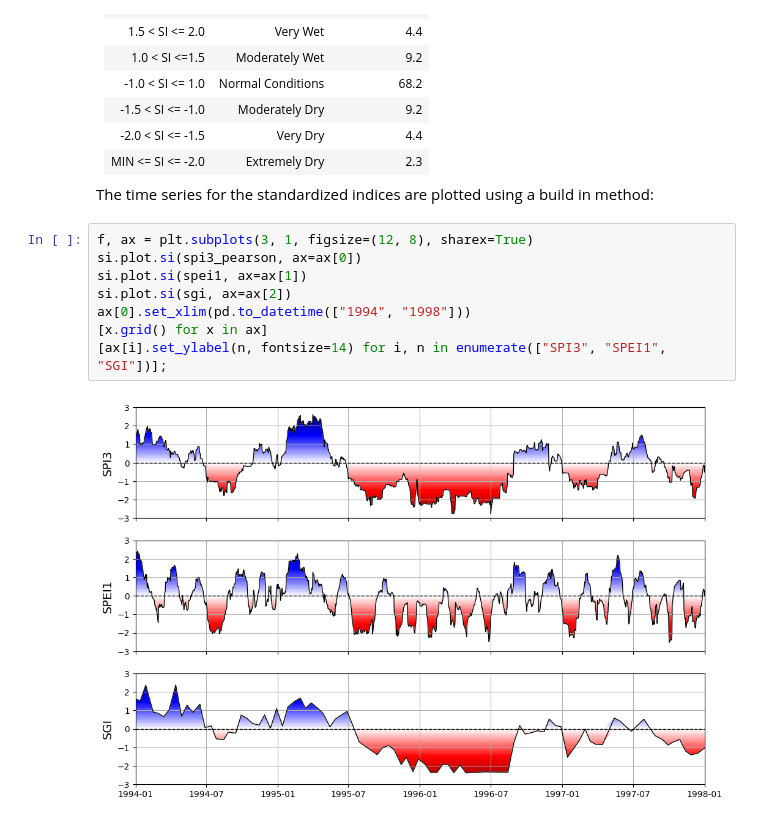
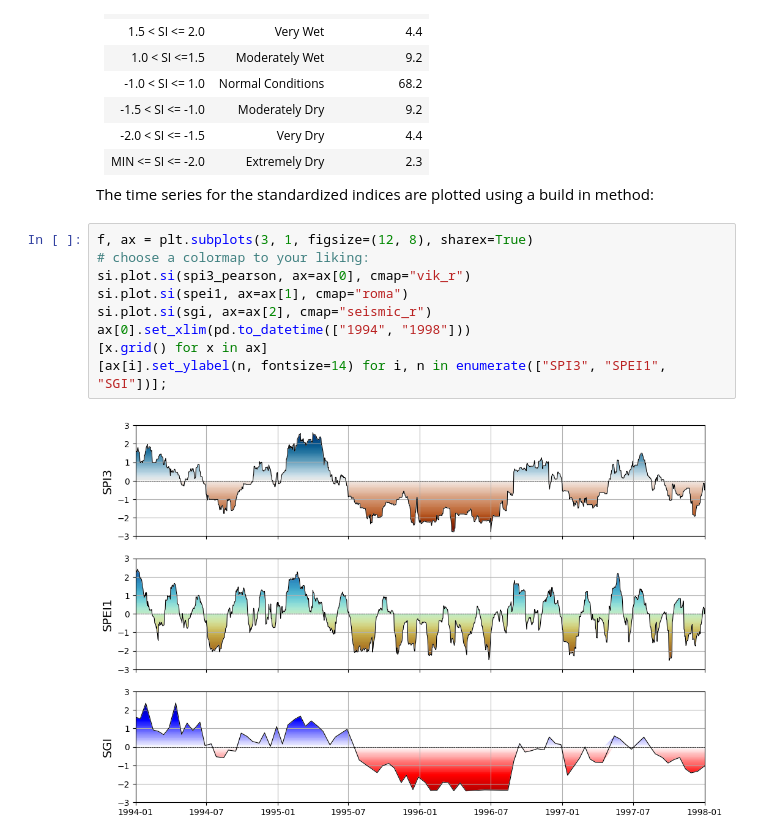
Before and after one commit to martinvonk/SPEI, a Jupyter notebook: doc/examples/example01_indices.ipynb, the cells around one changed output. Saved outputs shown, nothing was run; the diff lists cells and outputs as text.

Commit message:
add some more cmrameri colormaps

```diff
--- a/doc/examples/example01_indices.ipynb
+++ b/doc/examples/example01_indices.ipynb
@@ -175,11 +175,12 @@ The indices should be interpreted as such:
 The time series for the standardized indices are plotted using a build in method:
 # %%
 f, ax = plt.subplots(3, 1, figsize=(12, 8), sharex=True)
-si.plot.si(spi3_pearson, ax=ax[0])
-si.plot.si(spei1, ax=ax[1])
-si.plot.si(sgi, ax=ax[2])
+# choose a colormap to your liking:
+si.plot.si(spi3_pearson, ax=ax[0], cmap="vik_r")
+si.plot.si(spei1, ax=ax[1], cmap="roma")
+si.plot.si(sgi, ax=ax[2], cmap="seismic_r")
 ax[0].set_xlim(pd.to_datetime(["1994", "1998"]))
 [x.grid() for x in ax]
 [ax[i].set_ylabel(n, fontsize=14) for i, n in enumerate(["SPI3", "SPEI1", "SGI"])];
 # %% [output]
-[figure, old version]
+[figure, new version]
```
Also changed, not shown: parts of 1 cell of this notebook, 1 other file.
